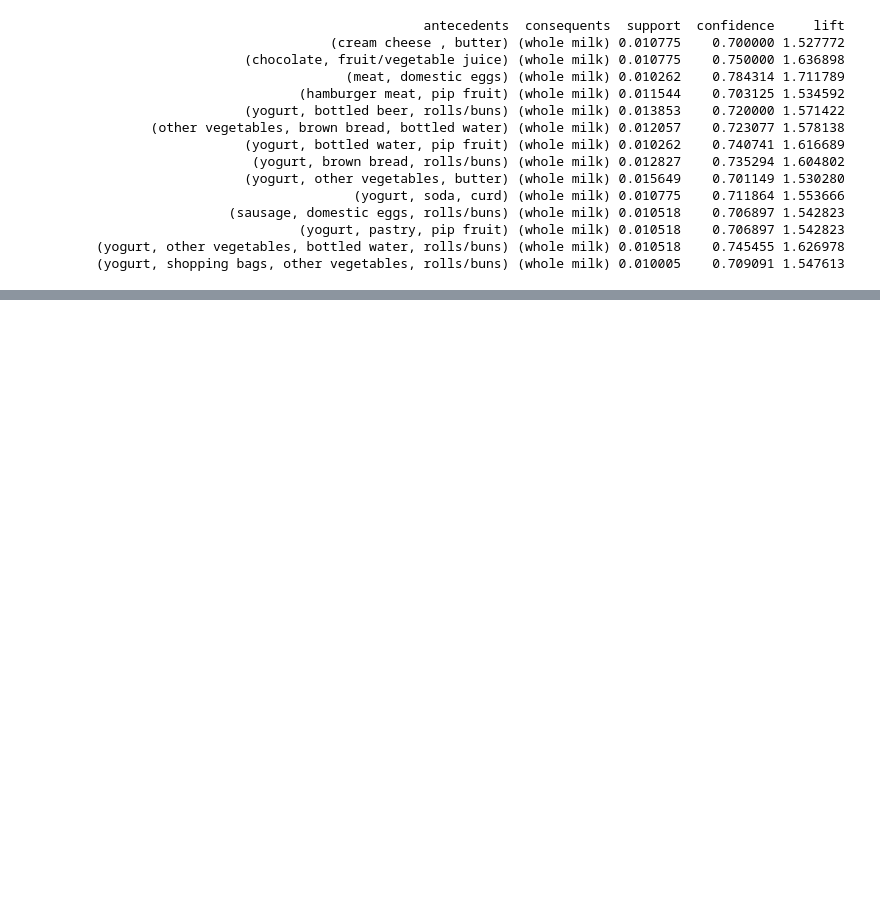
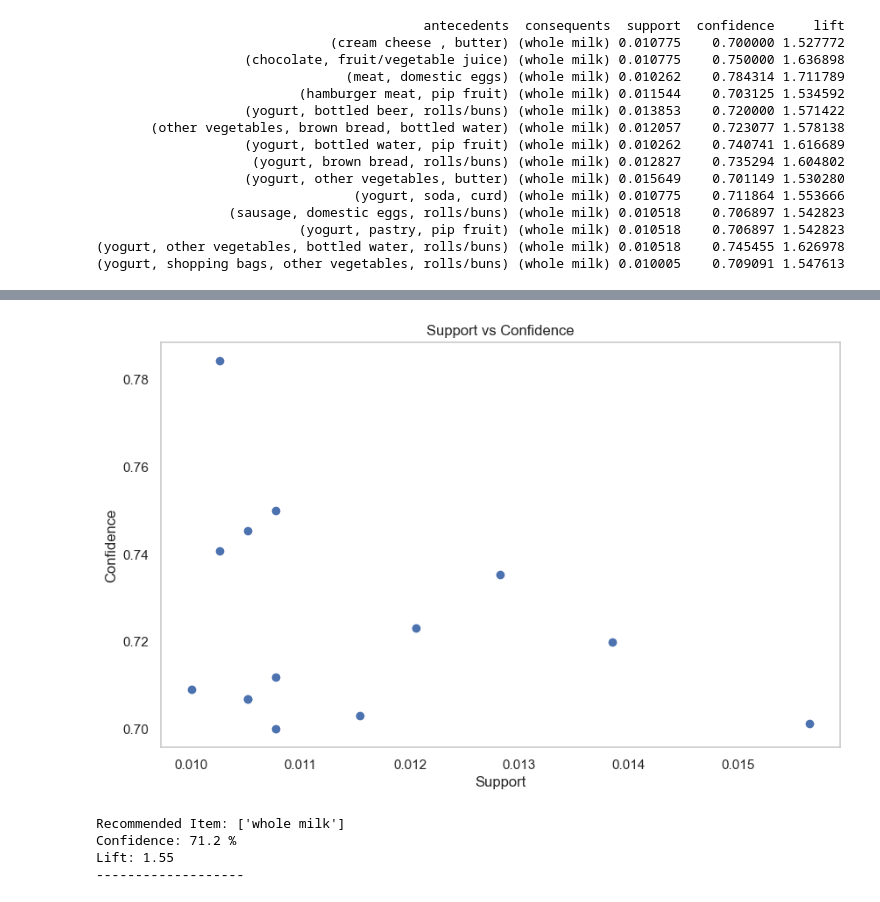
Before and after one commit to sahilkavishka/data_mining_1, a Jupyter notebook: project_1.ipynb, the cells around one changed output, grey strips where cells are left out. Cells and saved outputs as stored; diff of their text form; code cells hidden in the pictures; blank space fills up the shorter version.

```diff
--- a/project_1.ipynb
+++ b/project_1.ipynb
@@ -102,0 +122,61 @@ print(clean_rules.to_string(index=False))
+# %%
+# Set figure size
+plt.figure(figsize=(10, 6))
+
+# Create scatter plot
+plt.scatter(rules['support'],
+            rules['confidence'])
+
+# Add title
+plt.title('Support vs Confidence')
+
+# Label axes
+plt.xlabel('Support')
+plt.ylabel('Confidence')
+
+# Show grid
+plt.grid()
+
+# Display graph
+plt.show()
+# %% [output]
+[figure, added]
+# %%
+# Function for recommendations
+def recommend_items(product, rules):
+
+    # Find matching rules
+    result = rules[rules['antecedents'].apply(
+        lambda x: product in x)]
+
+    # Check if empty
+    if result.empty:
+        print("No recommendations found")
+        return
+
+    # Sort by lift
+    result = result.sort_values(by='lift',
+                                ascending=False)
+
+    # Show recommendations
+    for i, row in result.head(3).iterrows():
+
+        print("Recommended Item:",
+              list(row['consequents']))
+
+        print("Confidence:",
+              round(row['confidence'] * 100, 1), "%")
+
+        print("Lift:",
+              round(row['lift'], 2))
+
+        print("-------------------")
+
+
+# Test
+recommend_items('curd', rules)
+# %% [output]
+Recommended Item: ['whole milk']
+Confidence: 71.2 %
+Lift: 1.55
+-------------------
```
Also changed, not shown: parts of 2 cells of this notebook.
